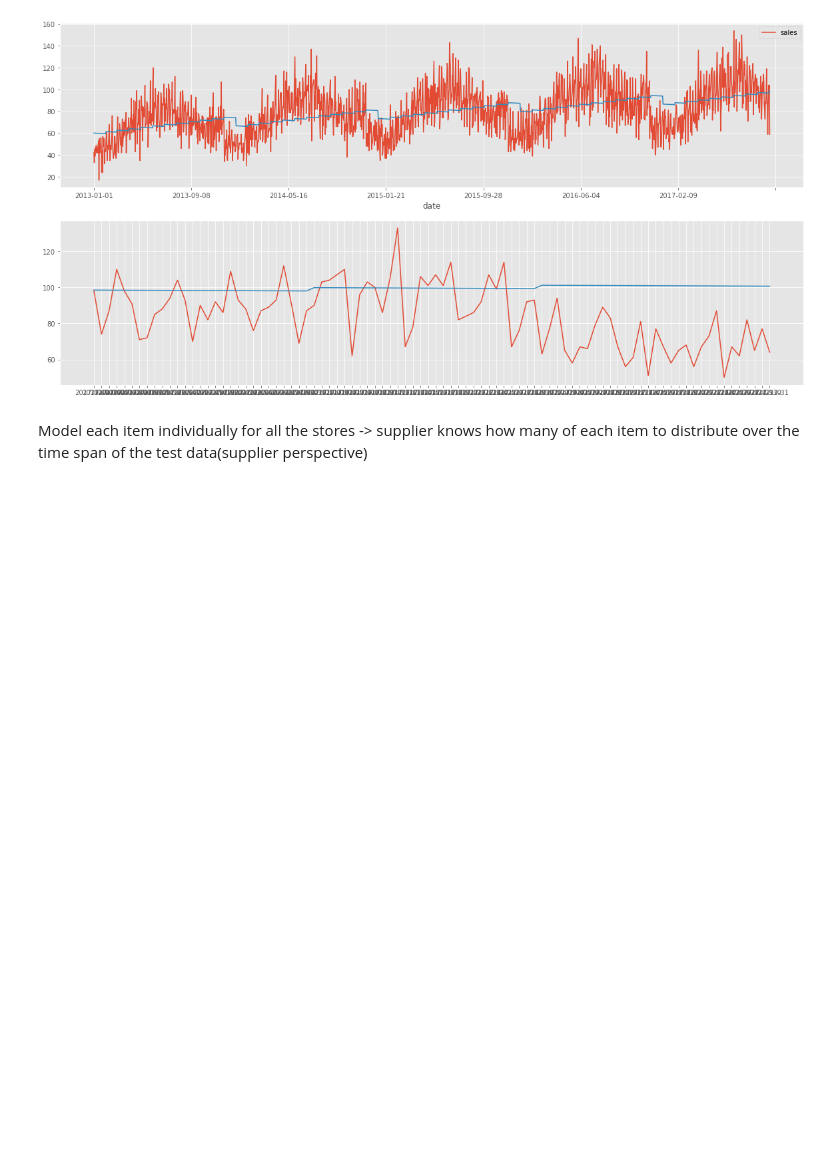
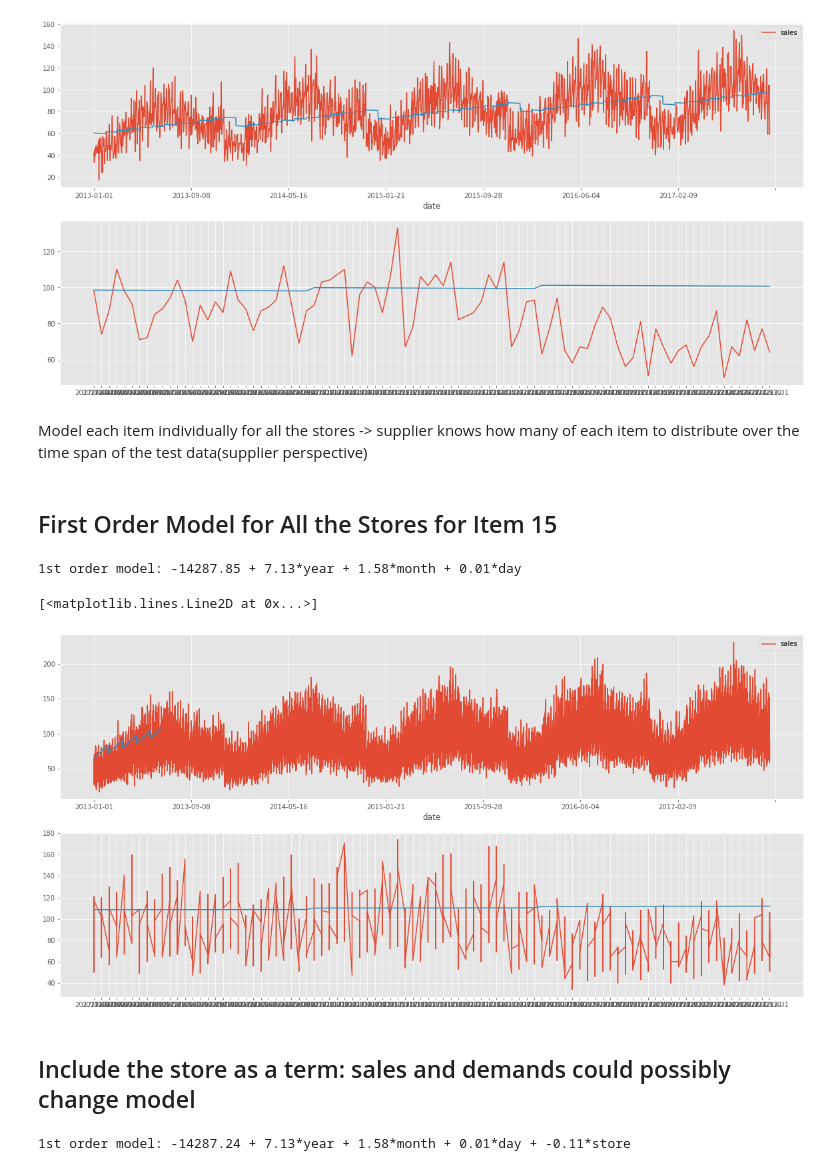
Before and after one commit to sh-biswas/demand-forecasting_Cogs109Final, a Jupyter notebook: Report.ipynb, the cells around one changed output. Drawn from its saved outputs; the diff is of its cells as text; code cells hidden in the pictures; blank space fills up the shorter version.

```diff
--- a/Report.ipynb
+++ b/Report.ipynb
@@ -156,3 +142,34 @@ axs[0].plot(train_store1['date'].values, modelYtrain)
 [figure]
 # %% [markdown]
 Model each item individually for all the stores -> supplier knows how many of each item to distribute over the time span of the test data(supplier perspective)
+# %% [markdown]
+## First Order Model for All the Stores for Item 15
+# %%
+# let's do some linear regression!
+A = np.vstack((np.ones(len(train)), train['year'], train['month'], train['day'])).T
+w = np.linalg.lstsq(A, train['sales'], rcond=None)[0]
+print(f"1st order model: {w[0]:0.2f} + {w[1]:0.2f}*year + {w[2]:0.2f}*month + {w[3]:0.2f}*day")
+# %% [output]
+1st order model: -14287.85 + 7.13*year + 1.58*month + 0.01*day
+# %%
+fig, axs = plt.subplots(2,1)
+train.plot(x='date', y='sales', figsize=(20,10), ax=axs[0])
+axs[1].plot(test['date'].values, test['sales'].values)
+
+## Create a smooth set of Y values for plotting the model
+modelYtest_all = w[0] + w[1]*test['year'].values + w[2]*test['month'].values + w[3]*test['day'].values
+modelYtrain_all = w[0] + w[1]*train['year'].values + w[2]*train['month'].values + w[3]*train['day'].values
+axs[1].plot(test['date'].values, modelYtest_all)
+axs[0].plot(train['date'].values, modelYtrain_all)
+# %% [output]
+[<matplotlib.lines.Line2D at 0x...>]
+[figure, added]
+# %% [markdown]
+## Include the store as a term: sales and demands could possibly change model
+# %%
+# let's do some linear regression!
+A = np.vstack((np.ones(len(train)), train['year'], train['month'], train['day'], train['store'])).T
+w = np.linalg.lstsq(A, train['sales'], rcond=None)[0]
+print(f"1st order model: {w[0]:0.2f} + {w[1]:0.2f}*year + {w[2]:0.2f}*month + {w[3]:0.2f}*day + {w[4]:0.2f}*store")
+# %% [output]
+1st order model: -14287.24 + 7.13*year + 1.58*month + 0.01*day + -0.11*store
```
Also changed, not shown: parts of 6 cells of this notebook.
